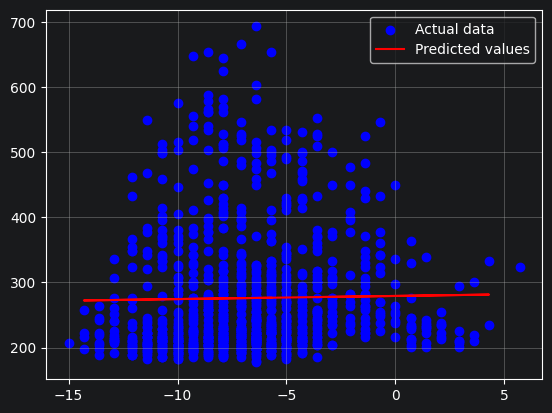
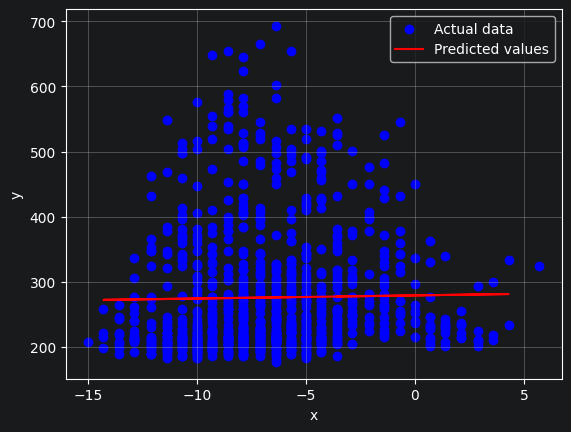
The change to this notebook cell's code, shown as a diff; its figure went from the first image to the second:
--- before
+++ after
@@ -1,5 +1,7 @@
 plt.scatter(x,y,label="Actual data",color="blue")
 plt.plot(x_test,y_pred,label="Predicted values",color="red")
+plt.xlabel("Temperature")
+plt.ylabel("Electricity consumed")
+plt.legend()
 plt.grid(True)
-plt.legend()
 plt.show()

Commit: done(?)